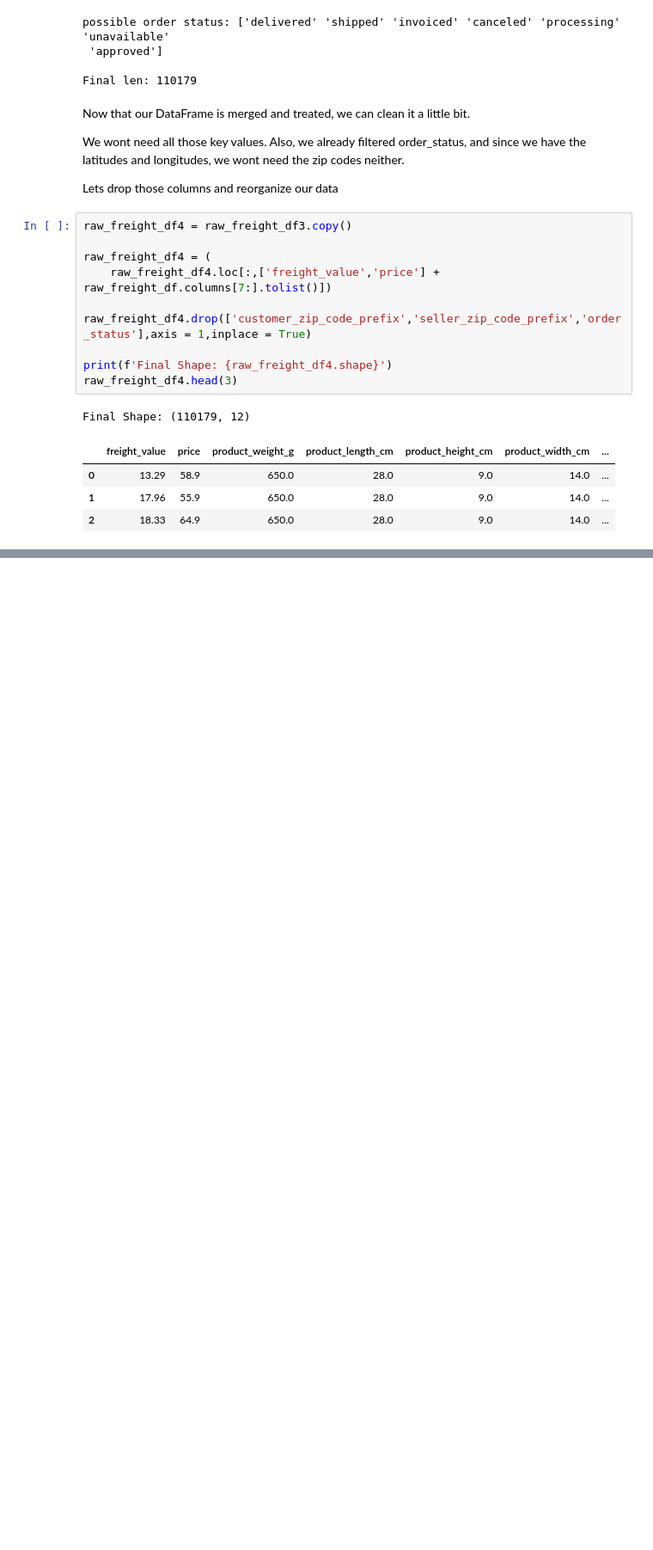
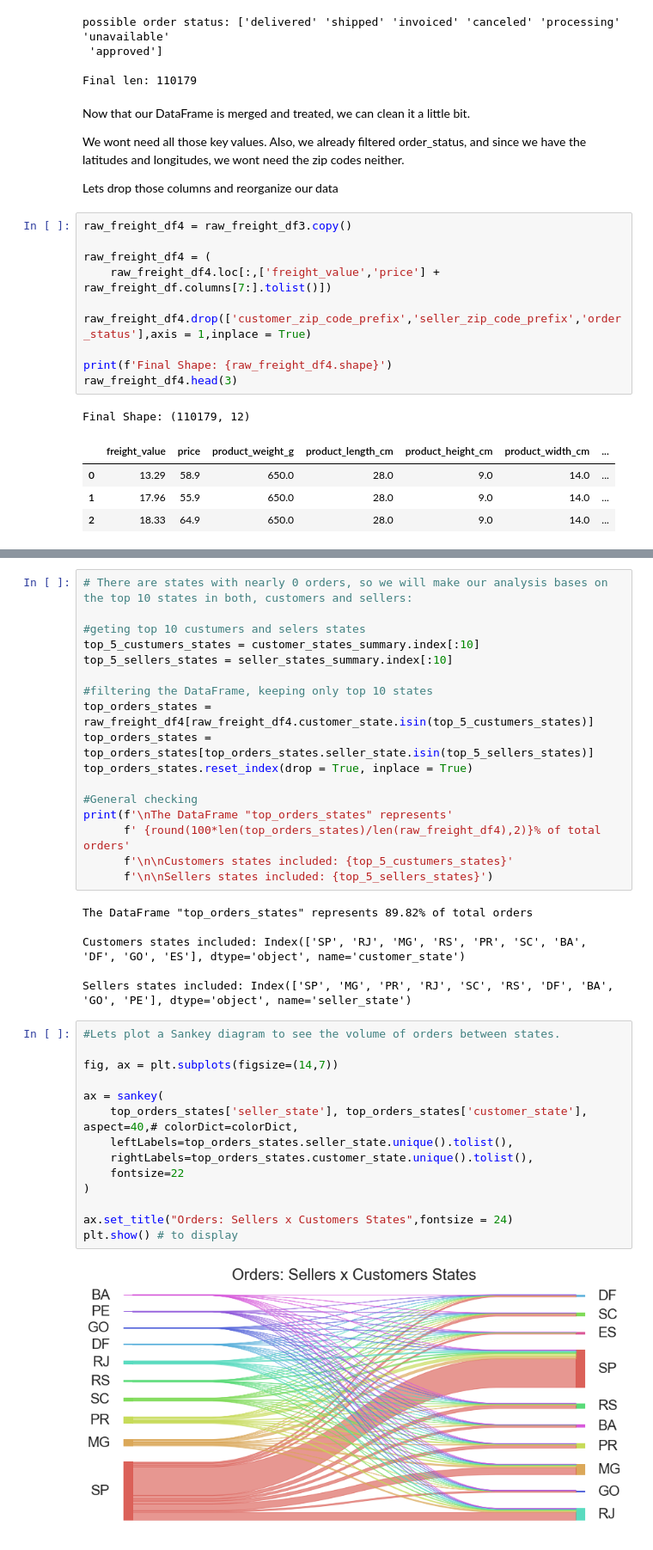
Before and after one commit to FelipeMezzarana/ShippingPriceEstimate, a Jupyter notebook: creating_and_treating_df.ipynb, the cells around one changed output, grey strips where cells are left out. Shown at 86% size. Cells and saved outputs as stored; diff of their text form; blank space fills up the shorter version.

```diff
--- a/creating_and_treating_df.ipynb
+++ b/creating_and_treating_df.ipynb
@@ -411,0 +486,39 @@ Final Shape: (110179, 12)
+# %%
+# There are states with nearly 0 orders, so we will make our analysis bases on the top 10 states in both, customers and sellers:
+
+#geting top 10 custumers and selers states
+top_5_custumers_states = customer_states_summary.index[:10]
+top_5_sellers_states = seller_states_summary.index[:10]
+
+#filtering the DataFrame, keeping only top 10 states
+top_orders_states = raw_freight_df4[raw_freight_df4.customer_state.isin(top_5_custumers_states)]
+top_orders_states = top_orders_states[top_orders_states.seller_state.isin(top_5_sellers_states)]
+top_orders_states.reset_index(drop = True, inplace = True)
+
+#General checking
+print(f'\nThe DataFrame "top_orders_states" represents'
+      f' {round(100*len(top_orders_states)/len(raw_freight_df4),2)}% of total orders'
+      f'\n\nCustomers states included: {top_5_custumers_states}'
+      f'\n\nSellers states included: {top_5_sellers_states}')
+# %% [output]
+The DataFrame "top_orders_states" represents 89.82% of total orders
+
+Customers states included: Index(['SP', 'RJ', 'MG', 'RS', 'PR', 'SC', 'BA', 'DF', 'GO', 'ES'], dtype='object', name='customer_state')
+
+Sellers states included: Index(['SP', 'MG', 'PR', 'RJ', 'SC', 'RS', 'DF', 'BA', 'GO', 'PE'], dtype='object', name='seller_state')
+# %%
+#Lets plot a Sankey diagram to see the volume of orders between states.
+
+fig, ax = plt.subplots(figsize=(14,7))
+
+ax = sankey(
+    top_orders_states['seller_state'], top_orders_states['customer_state'], aspect=40,# colorDict=colorDict,
+    leftLabels=top_orders_states.seller_state.unique().tolist(),
+    rightLabels=top_orders_states.customer_state.unique().tolist(),
+    fontsize=22
+)
+
+ax.set_title("Orders: Sellers x Customers States",fontsize = 24)
+plt.show() # to display
+# %% [output]
+[figure, added]
```
Also changed, not shown: parts of 12 cells of this notebook, 1 other file.
